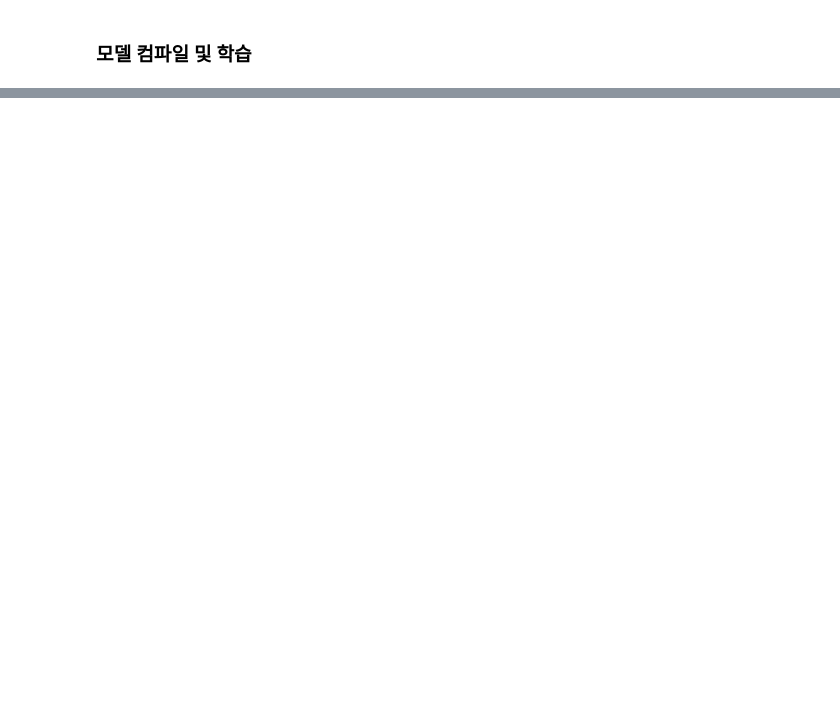
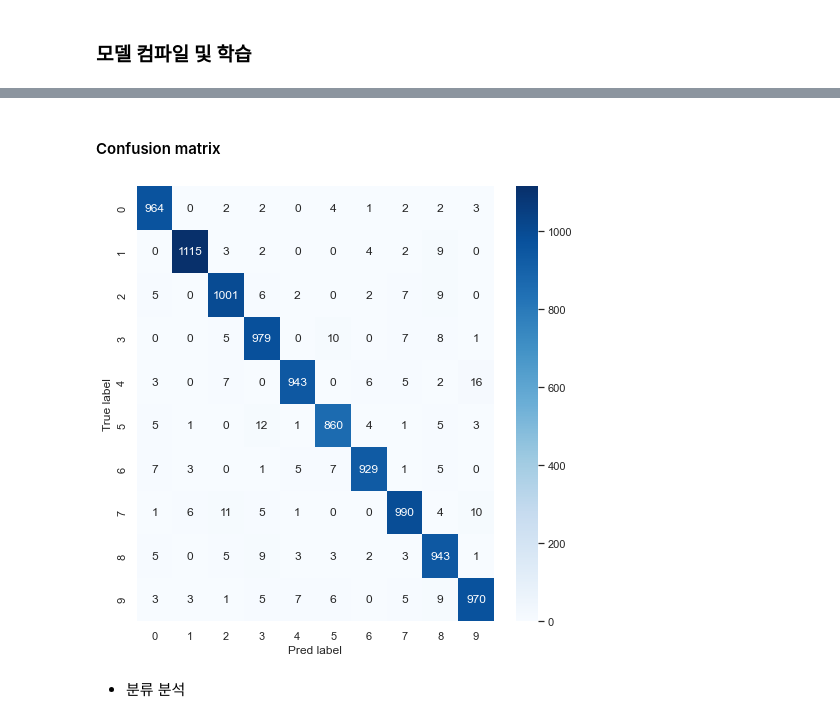
Before and after one commit to dong-hoon-lee/self_study, a Jupyter notebook: tf_txtbook.ipynb, the cells around one changed output, grey strips where cells are left out. Cells and saved outputs as stored; diff of their text form; code cells hidden in the pictures; blank space fills up the shorter version.

```diff
--- a/tf_txtbook.ipynb
+++ b/tf_txtbook.ipynb
@@ -592,0 +682,17 @@ _________________________________________________________________
+# %% [markdown]
+#### Confusion matrix
+# %%
+from sklearn.metrics import classification_report, confusion_matrix
+import seaborn as sns
+
+sns.set(style='white')
+plt.figure(figsize=(8,8))
+cm = confusion_matrix(np.argmax(y_test, axis=1), np.argmax(y_pred, axis=-1))
+sns.heatmap(cm, annot=True, fmt='d', cmap='Blues')
+plt.xlabel('Pred label')
+plt.ylabel('True label')
+plt.show()
+# %% [output]
+[figure, added]
+# %% [markdown]
+- 분류 분석
```
Also changed, not shown: parts of 15 cells of this notebook, 1 other file.
